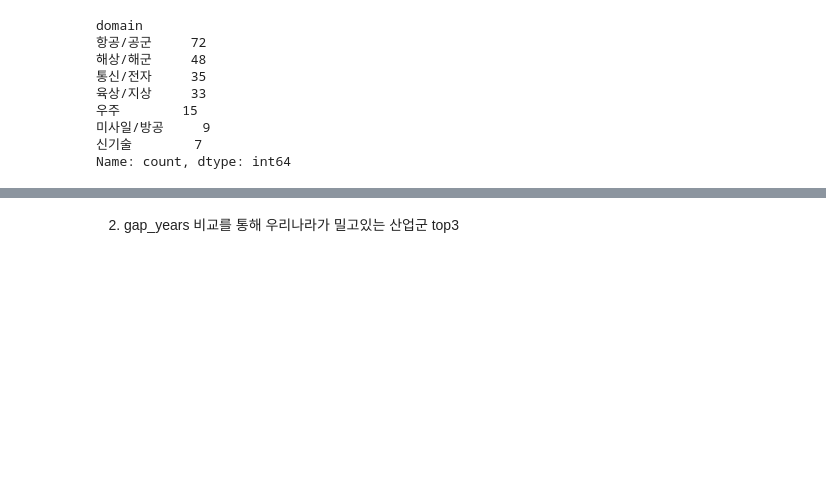
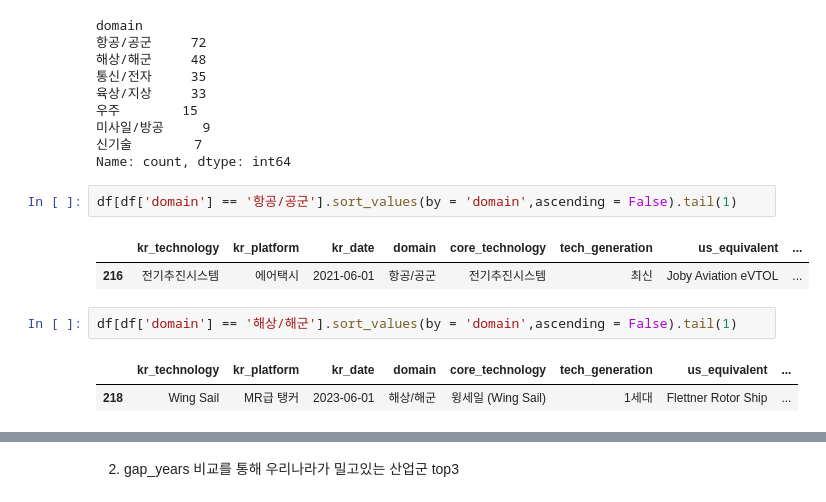
Before and after one commit to sooinp/Desktop, a Jupyter notebook: VSCode/크롤링프로젝트/판다스하기.ipynb, the cells around one changed output, grey strips where cells are left out. Cells and saved outputs as stored; diff of their text form; blank space fills up the shorter version.

```diff
--- a/VSCode/크롤링프로젝트/판다스하기.ipynb
+++ b/VSCode/크롤링프로젝트/판다스하기.ipynb
@@ -357,3 +359,13 @@ domain
 미사일/방공     9
 신기술        7
 Name: count, dtype: int64
+# %%
+df[df['domain'] == '항공/공군'].sort_values(by = 'domain',ascending = False).tail(1)
+# %% [output]
+|  | kr_technology | kr_platform | kr_date | domain | core_technology | tech_generation | us_equivalent | ... |
+| 216 | 전기추진시스템 | 에어택시 | 2021-06-01 | 항공/공군 | 전기추진시스템 | 최신 | Joby Aviation eVTOL | ... |
+# %%
+df[df['domain'] == '해상/해군'].sort_values(by = 'domain',ascending = False).tail(1)
+# %% [output]
+|  | kr_technology | kr_platform | kr_date | domain | core_technology | tech_generation | us_equivalent | ... |
+| 218 | Wing Sail | MR급 탱커 | 2023-06-01 | 해상/해군 | 윙세일 (Wing Sail) | 1세대 | Flettner Rotor Ship | ... |
```
Also changed, not shown: parts of 14 cells of this notebook, 41 other files.
